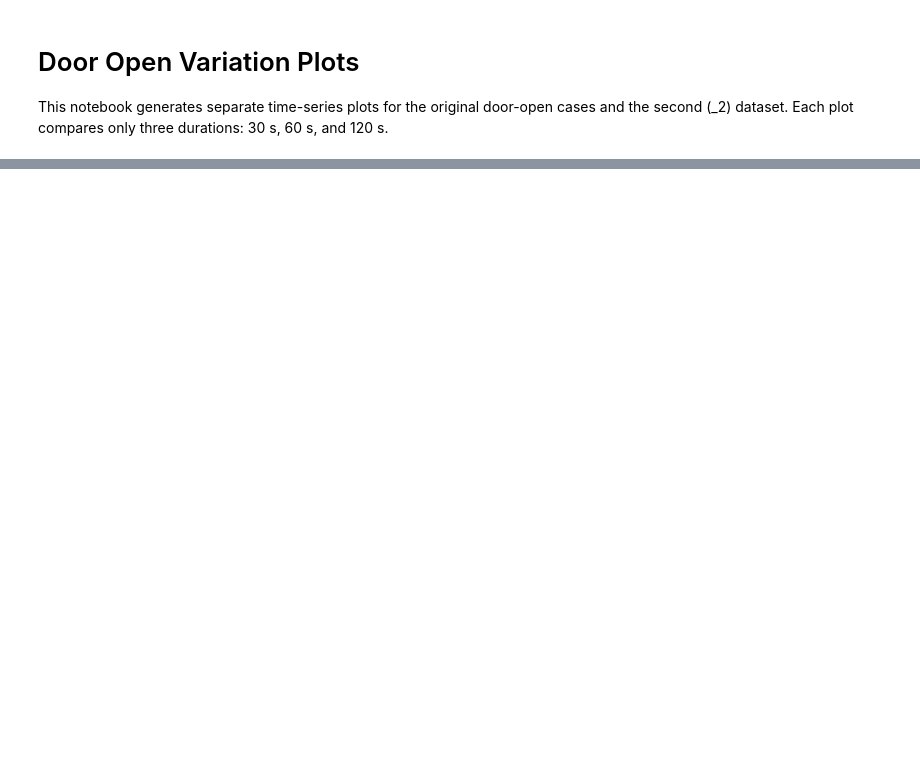
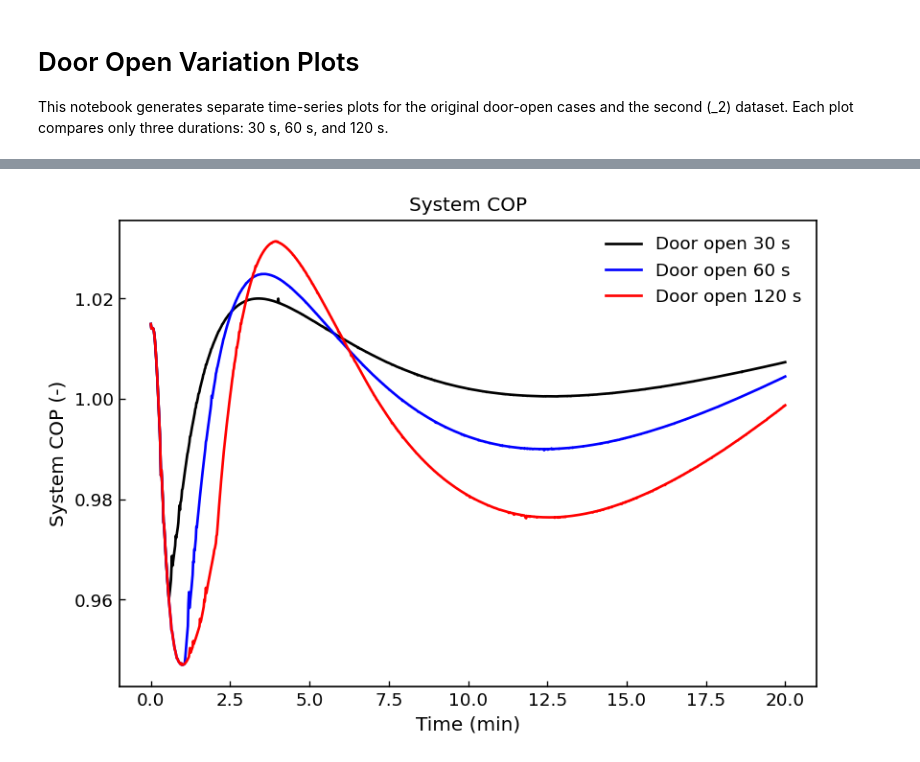
Before and after one commit to adlanfaras/Cascade_VC-AC_Dynamic, a Jupyter notebook: visualization/door_open_variation_plots.ipynb, the cells around one changed output, grey strips where cells are left out. Drawn from its saved outputs; the diff is of its cells as text; code cells hidden in the pictures; blank space fills up the shorter version.

```diff
--- a/visualization/door_open_variation_plots.ipynb
+++ b/visualization/door_open_variation_plots.ipynb
@@ -123,32 +129,34 @@ plt.show()
 # %%
 # Plot coefficient of performance over time for the _2 dataset
 plt.figure(figsize=(7, 5))
 
 # Keep only the three _2 door-open durations on this plot
 line_styles = ["-", "-", "-"]
 colors = ["black", "blue", "red"]
 
 for i, (case_name, file_path) in enumerate(door_cases_2.items()):
     df = pd.read_csv(file_path)
 
     # Keep time and COP columns
     df = df[["time_s", "cop_system"]]
     df = df.apply(pd.to_numeric, errors="coerce").dropna()
 
     x = df["time_s"] / 60
     y = df["cop_system"]
 
     plt.plot(x, y, linewidth=1.6, linestyle=line_styles[i], color=colors[i], label=case_name)
 
 # Academic-style formatting
 plt.xlabel("Time (min)", fontsize=12)
 plt.ylabel("System COP (-)", fontsize=12)
-plt.title("System COP - _2 Dataset", fontsize=12)
+plt.title("System COP", fontsize=12)
 plt.legend(frameon=False)
 plt.tick_params(direction="in")
 plt.tight_layout()
 
 plt.show()
+# %% [output]
+[figure, added]
 # %%
 # Plot refrigerant mass flow rate over time
 plt.figure(figsize=(7, 5))
```
Also changed, not shown: parts of 9 cells of this notebook, 12 other files.
